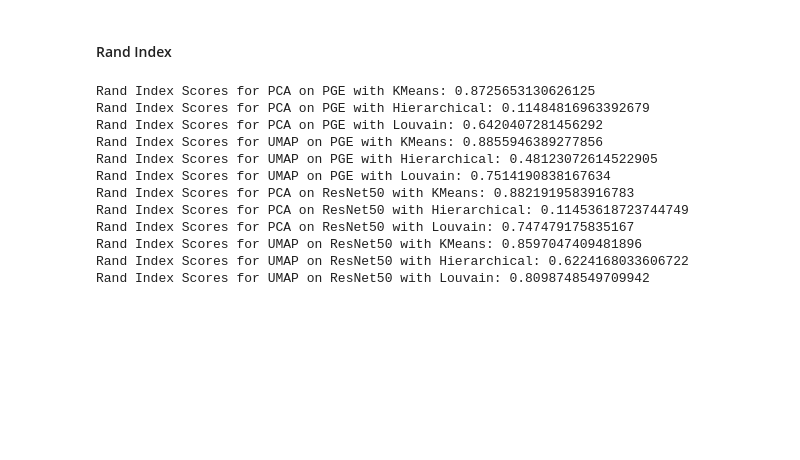
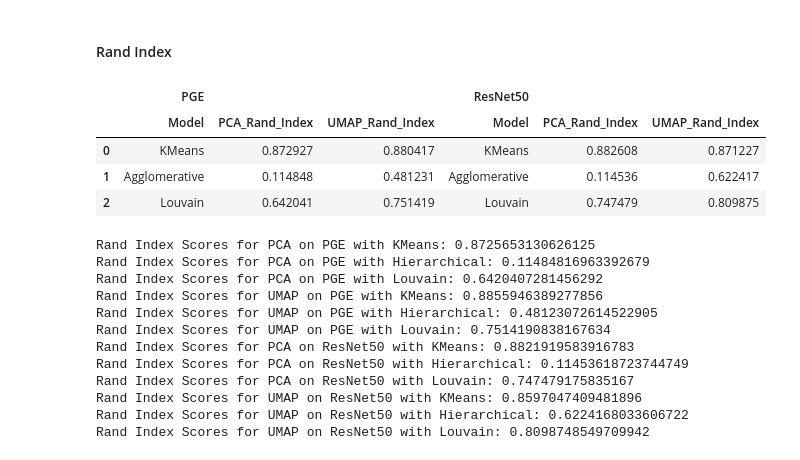
Before and after one commit to titichayajojo/Case-Study-1-Clustering, a Jupyter notebook: case_study1-2.ipynb, the cells around one changed output. Drawn from its saved outputs; the diff is of its cells as text; code cells hidden in the pictures; blank space fills up the shorter version.

```diff
--- a/case_study1-2.ipynb
+++ b/case_study1-2.ipynb
@@ -728,6 +764,36 @@ rand_scores_pca_resnet_louvain = metric_calculation('rand_resnet', test_data_res
 rand_scores_umap_resnet_kmeans = metric_calculation('rand_resnet', test_data_resnet50_umap,best_k_resnet_umap_kmean,Model=KMeans)
 rand_scores_umap_resnet_hier = metric_calculation('rand_resnet', test_data_resnet50_umap,best_k_resnet_umap_hier,Model=AgglomerativeClustering)
 rand_scores_umap_resnet_louvain = metric_calculation('rand_resnet', test_data_resnet50_umap,best_r_resnet_umap_louvain,Model=Louvain)
+# %%
+# PGE DataFrame
+rand_index_data = {
+    'Model': ['KMeans', 'Agglomerative', 'Louvain'],
+    'PCA_Rand_Index': [rand_scores_pca_pge_kmeans, rand_scores_pca_pge_hier, rand_scores_pca_pge_louvain],
+    'UMAP_Rand_Index': [rand_scores_umap_pge_kmeans, rand_scores_umap_pge_hier, rand_scores_umap_pge_louvain],
+}
+
+rand_index_df = pd.DataFrame(rand_index_data)
+
+# ResNet50 DataFrame
+resnet_rand_index_data = {
+    'Model': ['KMeans', 'Agglomerative', 'Louvain'],
+    'PCA_Rand_Index': [rand_scores_pca_resnet_kmeans, rand_scores_pca_resnet_hier, rand_scores_pca_resnet_louvain],
+    'UMAP_Rand_Index': [rand_scores_umap_resnet_kmeans, rand_scores_umap_resnet_hier, rand_scores_umap_resnet_louvain],
+}
+
+resnet_rand_index_df = pd.DataFrame(resnet_rand_index_data)
+
+# Concatenate the DataFrames
+result_rand_index_df = pd.concat([rand_index_df, resnet_rand_index_df], keys=['PGE', 'ResNet50'], axis=1)
+
+# Display the DataFrame
+result_rand_index_df
+# %% [output]
+|  | PGE |  |  | ResNet50 |  |  |
+|  | Model | PCA_Rand_Index | UMAP_Rand_Index | Model | PCA_Rand_Index | UMAP_Rand_Index |
+| 0 | KMeans | 0.872927 | 0.880417 | KMeans | 0.882608 | 0.871227 |
+| 1 | Agglomerative | 0.114848 | 0.481231 | Agglomerative | 0.114536 | 0.622417 |
+| 2 | Louvain | 0.642041 | 0.751419 | Louvain | 0.747479 | 0.809875 |
 # %%
 # Print the Rand Index scores
 print("Rand Index Scores for PCA on PGE with KMeans:", rand_scores_pca_pge_kmeans)
```
Also changed, not shown: parts of 3 cells of this notebook.
